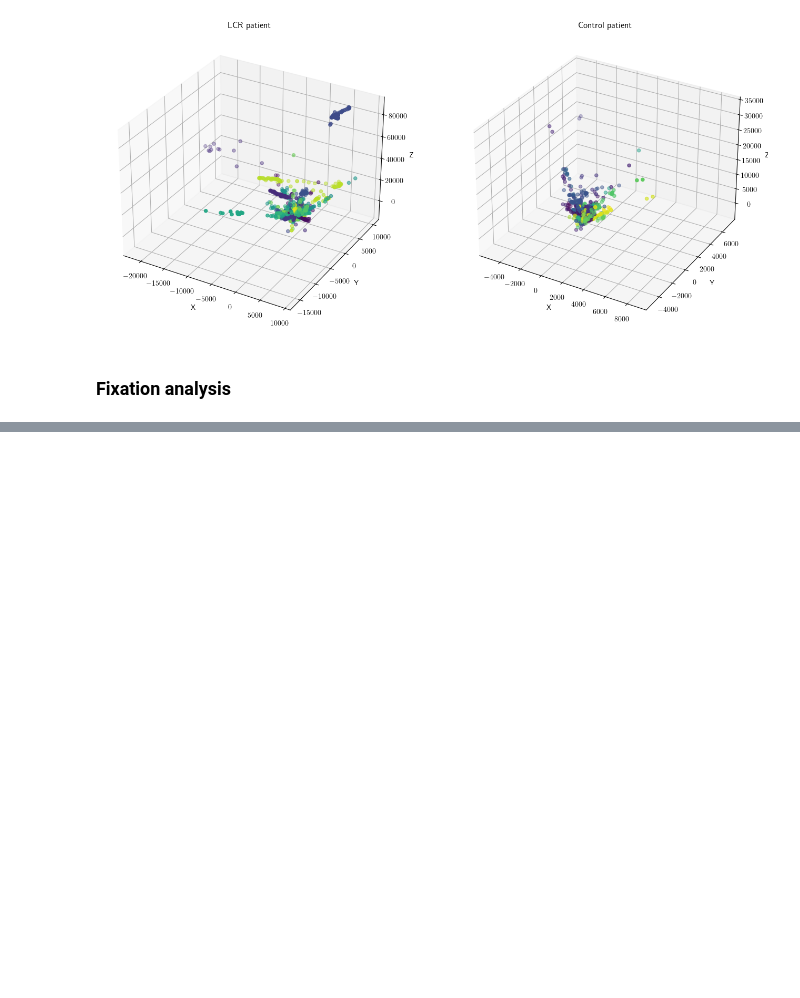
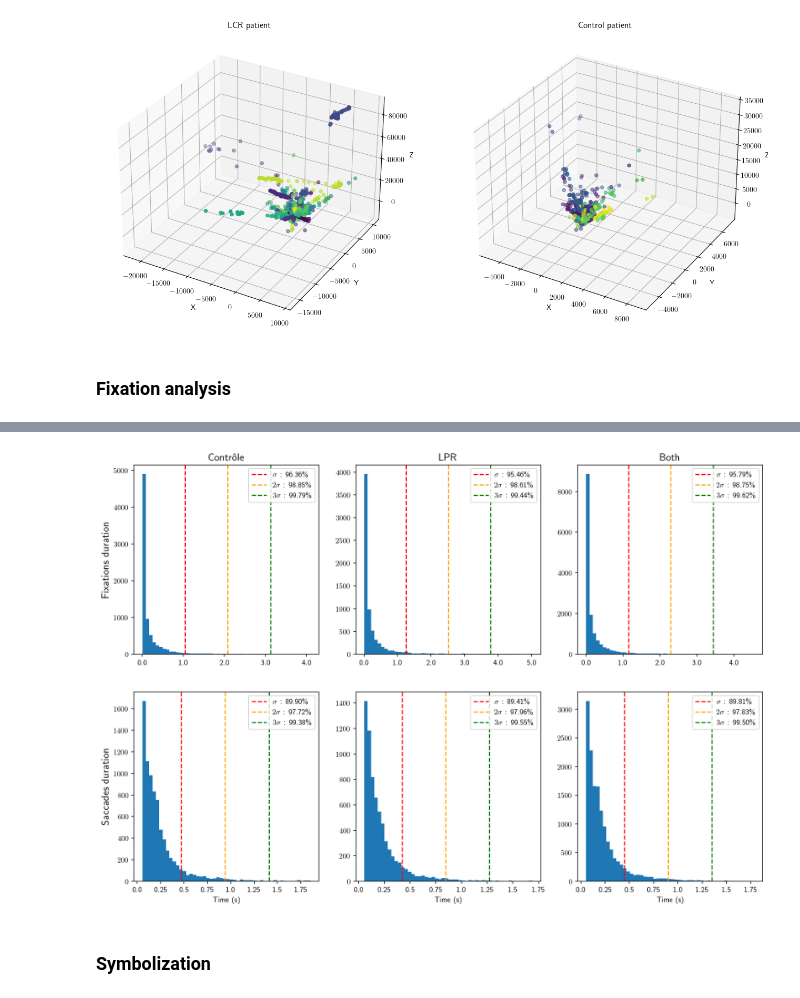
Before and after one commit to pierrelouis1998/smartflat, a Jupyter notebook: notebooks/fixation.ipynb, the cells around one changed output, grey strips where cells are left out. Drawn from its saved outputs; the diff is of its cells as text; code cells hidden in the pictures; blank space fills up the shorter version.

```diff
--- a/notebooks/fixation.ipynb
+++ b/notebooks/fixation.ipynb
@@ -139,0 +147,18 @@ _ = ax.set_zlabel('Z')
+# %%
+read_kwargs = {"usecols": ["Recording timestamp", "Eye movement type"], "nrows": 100000}
+# %%
+has_read = False
+# %%
+if not has_read:
+    patient_names, patient_sf = read_all_data(lpr_path/"subset", **read_kwargs)
+    control_names, control_sf = read_all_data(control_path/"subset", **read_kwargs)
+has_read = True
+# %%
+patient_sf = patient_sf[1]
+control_sf = control_sf[1]
+# %%
+make_stats(patient_sf, control_sf, normalize=False, truncate=True)
+# %% [output]
+[figure, added]
+# %% [markdown]
+### Symbolization
```
Also changed, not shown: parts of 13 cells of this notebook, 4 other files.
